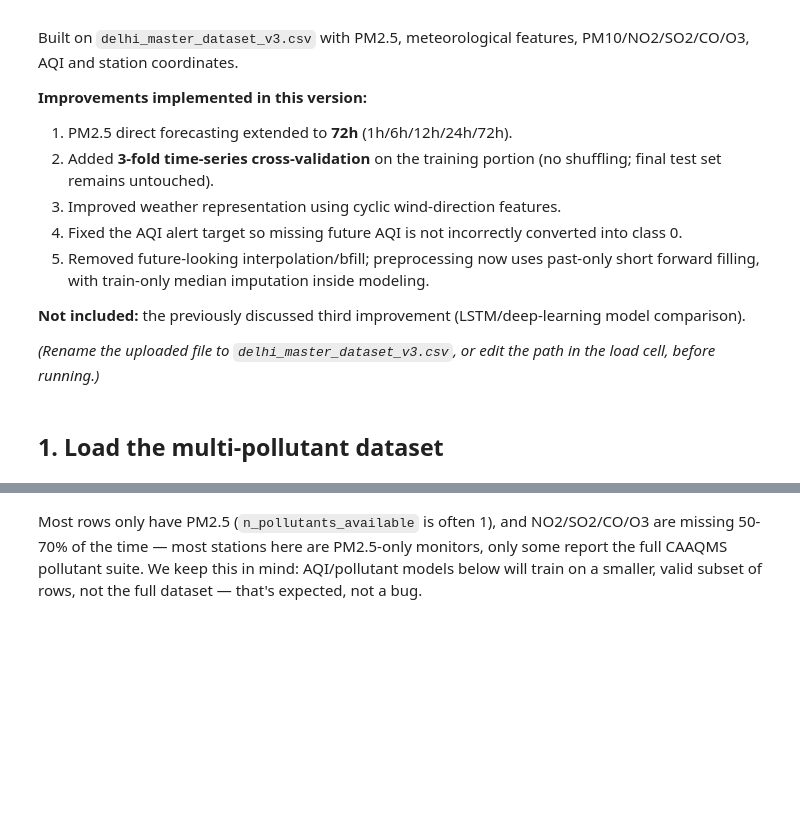
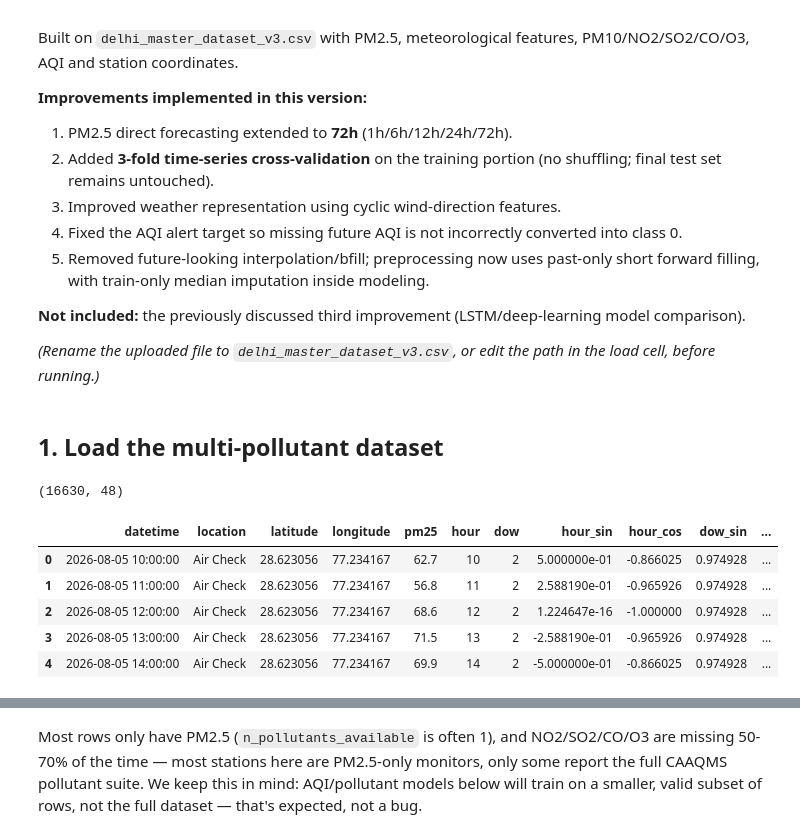
Before and after one commit to sourav27900/SIH26082-DisasterForecast, a Jupyter notebook: ml/notebooks/model_v4_improved.ipynb, the cells around one changed output, grey strips where cells are left out. Drawn from its saved outputs; the diff is of its cells as text; code cells hidden in the pictures; blank space fills up the shorter version.

```diff
--- a/ml/notebooks/model_v4_improved.ipynb
+++ b/ml/notebooks/model_v4_improved.ipynb
@@ -32,9 +32,17 @@ sns.set_theme(style="whitegrid")
 # %% [markdown]
 ## 1. Load the multi-pollutant dataset
 # %%
-df = pd.read_csv("delhi_master_dataset_v3.csv")
+df = pd.read_csv("../data/delhi_master_dataset_v3.csv.xls")
 print(df.shape)
 df.head()
+# %% [output]
+(16630, 48)
+|  | datetime | location | latitude | longitude | pm25 | hour | dow | hour_sin | hour_cos | dow_sin | ... |
+| 0 | 2026-08-05 10:00:00 | Air Check | 28.623056 | 77.234167 | 62.7 | 10 | 2 | 5.000000e-01 | -0.866025 | 0.974928 | ... |
+| 1 | 2026-08-05 11:00:00 | Air Check | 28.623056 | 77.234167 | 56.8 | 11 | 2 | 2.588190e-01 | -0.965926 | 0.974928 | ... |
+| 2 | 2026-08-05 12:00:00 | Air Check | 28.623056 | 77.234167 | 68.6 | 12 | 2 | 1.224647e-16 | -1.000000 | 0.974928 | ... |
+| 3 | 2026-08-05 13:00:00 | Air Check | 28.623056 | 77.234167 | 71.5 | 13 | 2 | -2.588190e-01 | -0.965926 | 0.974928 | ... |
+| 4 | 2026-08-05 14:00:00 | Air Check | 28.623056 | 77.234167 | 69.9 | 14 | 2 | -5.000000e-01 | -0.866025 | 0.974928 | ... |
 # %%
 pollutant_cols = ["pm10", "no2", "so2", "co", "o3", "aqi"]
 print(df[pollutant_cols + ["n_pollutants_available"]].isnull().mean().round(3))
```
Also changed, not shown: parts of 12 cells of this notebook, 1 other file.
